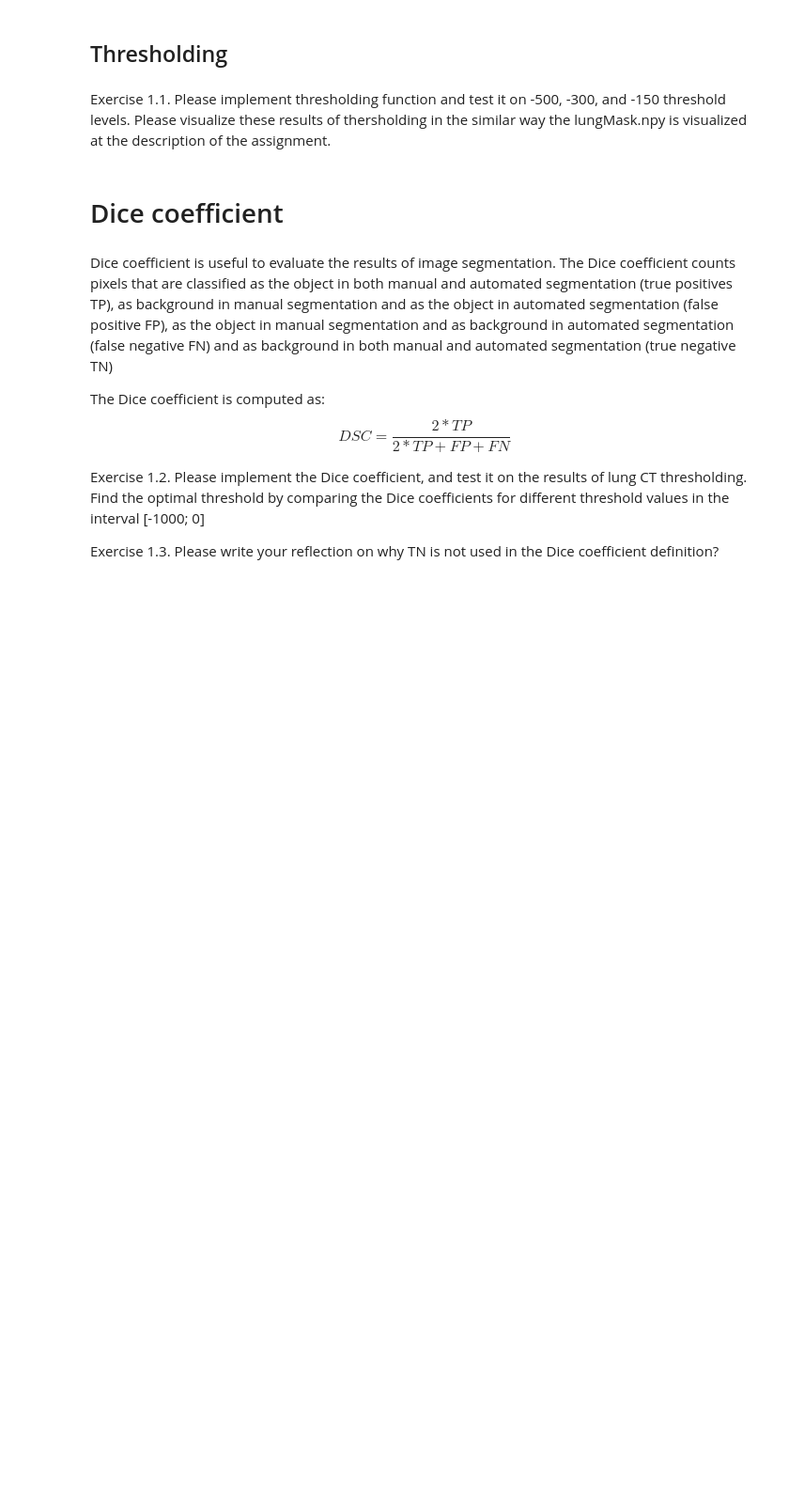
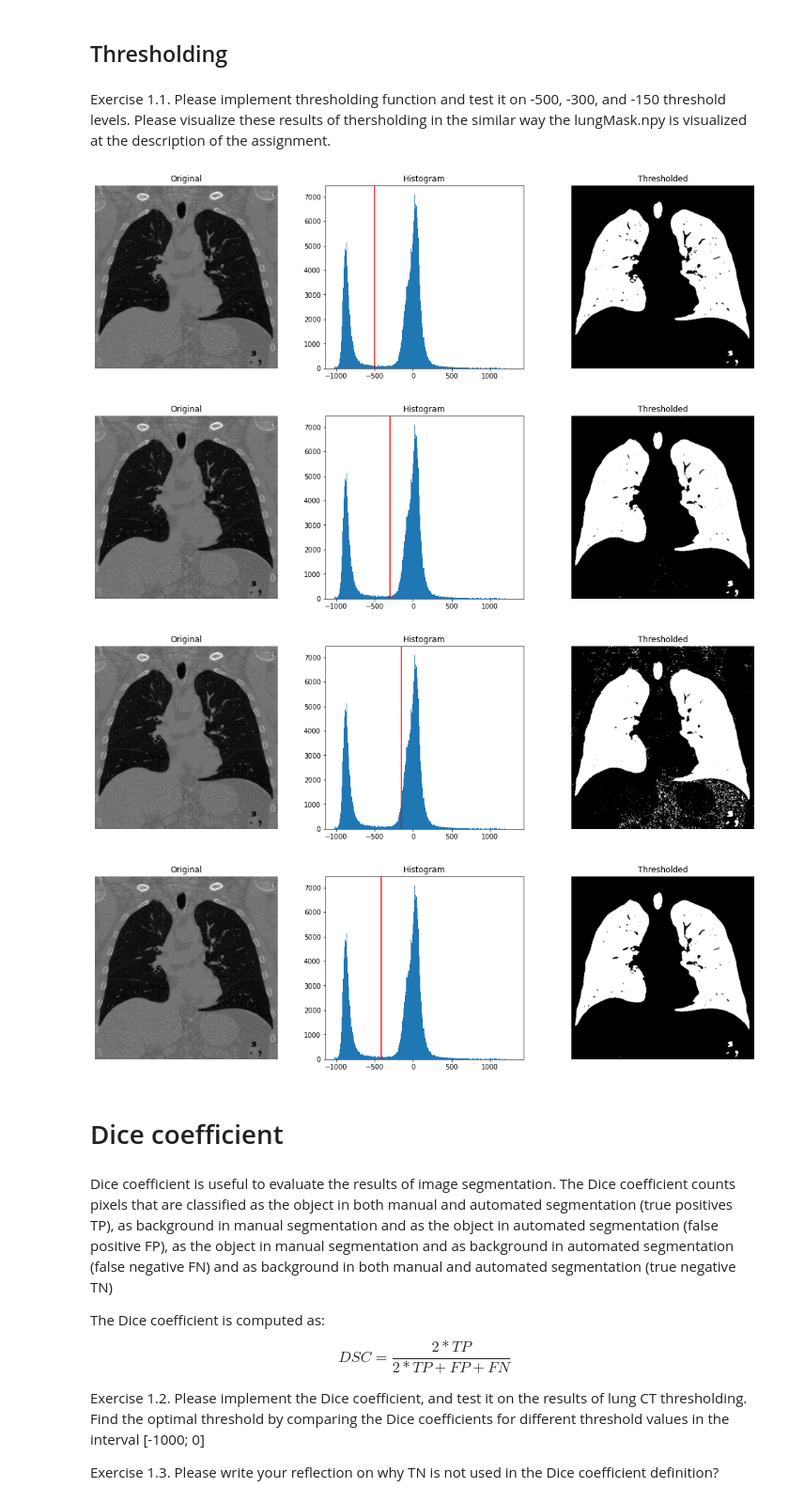
Before and after one commit to TubTub62/MIA, a Jupyter notebook: handin2/MIA_Segmentation_Basics_Students.ipynb, the cells around one changed output. Shown: that part at 94% size. Cells and saved outputs as stored; diff of their text form; code cells hidden in the pictures; blank space fills up the shorter version.

```diff
--- a/handin2/MIA_Segmentation_Basics_Students.ipynb
+++ b/handin2/MIA_Segmentation_Basics_Students.ipynb
@@ -37,35 +41,46 @@ def threshold_image(threshold, img):
     binary = img < threshold
     return binary
 
 
 # implement a function for visualization of thresholding results
 
-def show_threshold(t, img):
-    b = threshold_image(t, img)
+def show_threshold(t, img, method=None):
+    if method == None:
+        b = threshold_image(t, img)
+    elif method == "otsu":
+        b = threshold_otsu(img)
+        t = b
+        b = img <= b
 
     fig, axes = plt.subplots(ncols=3, figsize=(18,5))
     ax = axes.ravel()
 
     ax[0] = plt.subplot(1, 3, 1)
     ax[1] = plt.subplot(1, 3, 2)
     ax[2] = plt.subplot(1, 3, 3, sharex=ax[0], sharey=ax[0])
 
     ax[0].imshow(img, cmap=plt.cm.gray)
     ax[0].set_title('Original')
     ax[0].axis('off')
 
     ax[1].hist(img.ravel(), bins=256)
     ax[1].set_title('Histogram')
     ax[1].axvline(t, color='r')
 
     ax[2].imshow(b, cmap=plt.cm.gray)
     ax[2].set_title('Thresholded')
     ax[2].axis('off')
     plt.show()
 
 show_threshold(-500, imageArray)
 show_threshold(-300, imageArray)
 show_threshold(-150, imageArray)
+show_threshold(0, imageArray, "otsu")
+# %% [output]
+[figure, added]
+[figure, added]
+[figure, added]
+[figure, added]
 # %% [markdown]
 # Dice coefficient
 # %% [markdown]
```
Also changed, not shown: parts of 3 cells of this notebook, 7 other files.
